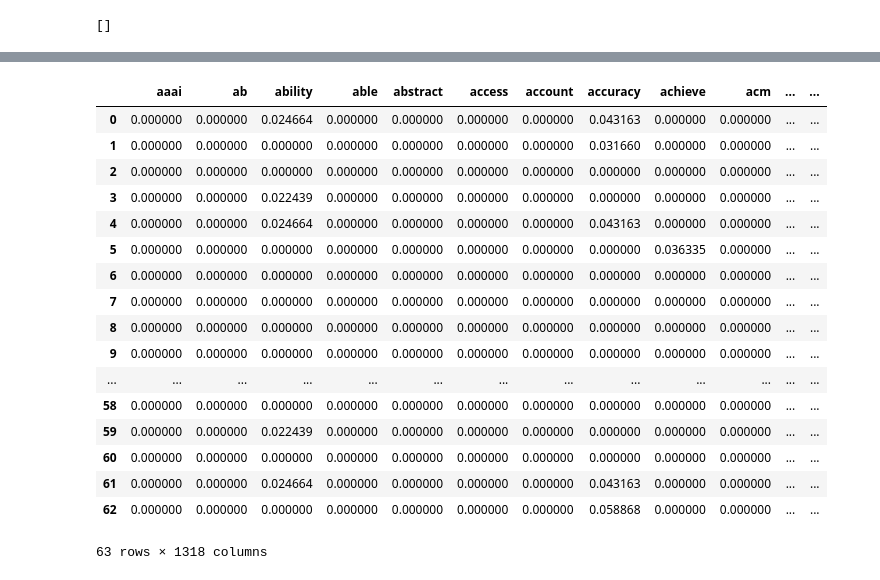
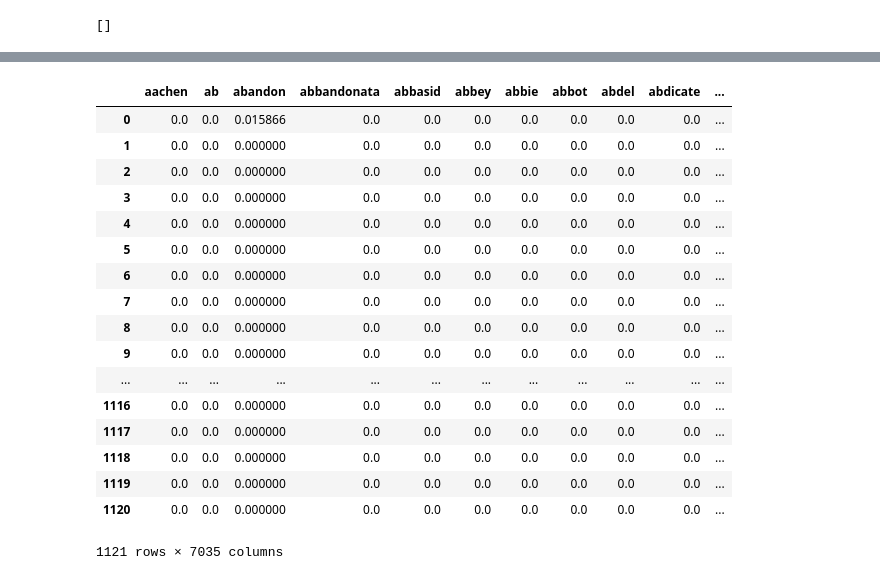
Before and after one commit to curtischong/Wikipedia-Graph-Topic-Suggestion, a Jupyter notebook: Neo4j-WikipediaGraph_dataset_process.ipynb, the cells around one changed output, grey strips where cells are left out. Drawn from its saved outputs; the diff is of its cells as text; code cells hidden in the pictures.

```diff
--- a/Neo4j-WikipediaGraph_dataset_process.ipynb
+++ b/Neo4j-WikipediaGraph_dataset_process.ipynb
@@ -313,22 +322,22 @@ df.to_hdf("embeddings.h5", key='df')
 # %%
 #read from file
-pd.read_hdf("embeddings.h5", 'df')
+pd.read_hdf("Roman_republic_embeddings.h5", 'df')
 # %% [output]
-|  | aaai | ab | ability | able | abstract | access | account | accuracy | achieve | acm | ... | ... |
-| 0 | 0.000000 | 0.000000 | 0.024664 | 0.000000 | 0.000000 | 0.000000 | 0.000000 | 0.043163 | 0.000000 | 0.000000 | ... | ... |
-| 1 | 0.000000 | 0.000000 | 0.000000 | 0.000000 | 0.000000 | 0.000000 | 0.000000 | 0.031660 | 0.000000 | 0.000000 | ... | ... |
-| 2 | 0.000000 | 0.000000 | 0.000000 | 0.000000 | 0.000000 | 0.000000 | 0.000000 | 0.000000 | 0.000000 | 0.000000 | ... | ... |
-| 3 | 0.000000 | 0.000000 | 0.022439 | 0.000000 | 0.000000 | 0.000000 | 0.000000 | 0.000000 | 0.000000 | 0.000000 | ... | ... |
-| 4 | 0.000000 | 0.000000 | 0.024664 | 0.000000 | 0.000000 | 0.000000 | 0.000000 | 0.043163 | 0.000000 | 0.000000 | ... | ... |
-| 5 | 0.000000 | 0.000000 | 0.000000 | 0.000000 | 0.000000 | 0.000000 | 0.000000 | 0.000000 | 0.036335 | 0.000000 | ... | ... |
-| 6 | 0.000000 | 0.000000 | 0.000000 | 0.000000 | 0.000000 | 0.000000 | 0.000000 | 0.000000 | 0.000000 | 0.000000 | ... | ... |
-| 7 | 0.000000 | 0.000000 | 0.000000 | 0.000000 | 0.000000 | 0.000000 | 0.000000 | 0.000000 | 0.000000 | 0.000000 | ... | ... |
-| 8 | 0.000000 | 0.000000 | 0.000000 | 0.000000 | 0.000000 | 0.000000 | 0.000000 | 0.000000 | 0.000000 | 0.000000 | ... | ... |
-| 9 | 0.000000 | 0.000000 | 0.000000 | 0.000000 | 0.000000 | 0.000000 | 0.000000 | 0.000000 | 0.000000 | 0.000000 | ... | ... |
-| ... | ... | ... | ... | ... | ... | ... | ... | ... | ... | ... | ... | ... |
-| 58 | 0.000000 | 0.000000 | 0.000000 | 0.000000 | 0.000000 | 0.000000 | 0.000000 | 0.000000 | 0.000000 | 0.000000 | ... | ... |
-| 59 | 0.000000 | 0.000000 | 0.022439 | 0.000000 | 0.000000 | 0.000000 | 0.000000 | 0.000000 | 0.000000 | 0.000000 | ... | ... |
-| 60 | 0.000000 | 0.000000 | 0.000000 | 0.000000 | 0.000000 | 0.000000 | 0.000000 | 0.000000 | 0.000000 | 0.000000 | ... | ... |
-| 61 | 0.000000 | 0.000000 | 0.024664 | 0.000000 | 0.000000 | 0.000000 | 0.000000 | 0.043163 | 0.000000 | 0.000000 | ... | ... |
-| 62 | 0.000000 | 0.000000 | 0.000000 | 0.000000 | 0.000000 | 0.000000 | 0.000000 | 0.058868 | 0.000000 | 0.000000 | ... | ... |
+|  | aachen | ab | abandon | abbandonata | abbasid | abbey | abbie | abbot | abdel | abdicate | ... |
+| 0 | 0.0 | 0.0 | 0.015866 | 0.0 | 0.0 | 0.0 | 0.0 | 0.0 | 0.0 | 0.0 | ... |
+| 1 | 0.0 | 0.0 | 0.000000 | 0.0 | 0.0 | 0.0 | 0.0 | 0.0 | 0.0 | 0.0 | ... |
+| 2 | 0.0 | 0.0 | 0.000000 | 0.0 | 0.0 | 0.0 | 0.0 | 0.0 | 0.0 | 0.0 | ... |
+| 3 | 0.0 | 0.0 | 0.000000 | 0.0 | 0.0 | 0.0 | 0.0 | 0.0 | 0.0 | 0.0 | ... |
+| 4 | 0.0 | 0.0 | 0.000000 | 0.0 | 0.0 | 0.0 | 0.0 | 0.0 | 0.0 | 0.0 | ... |
+| 5 | 0.0 | 0.0 | 0.000000 | 0.0 | 0.0 | 0.0 | 0.0 | 0.0 | 0.0 | 0.0 | ... |
+| 6 | 0.0 | 0.0 | 0.000000 | 0.0 | 0.0 | 0.0 | 0.0 | 0.0 | 0.0 | 0.0 | ... |
+| 7 | 0.0 | 0.0 | 0.000000 | 0.0 | 0.0 | 0.0 | 0.0 | 0.0 | 0.0 | 0.0 | ... |
+| 8 | 0.0 | 0.0 | 0.000000 | 0.0 | 0.0 | 0.0 | 0.0 | 0.0 | 0.0 | 0.0 | ... |
+| 9 | 0.0 | 0.0 | 0.000000 | 0.0 | 0.0 | 0.0 | 0.0 | 0.0 | 0.0 | 0.0 | ... |
+| ... | ... | ... | ... | ... | ... | ... | ... | ... | ... | ... | ... |
+| 1116 | 0.0 | 0.0 | 0.000000 | 0.0 | 0.0 | 0.0 | 0.0 | 0.0 | 0.0 | 0.0 | ... |
+| 1117 | 0.0 | 0.0 | 0.000000 | 0.0 | 0.0 | 0.0 | 0.0 | 0.0 | 0.0 | 0.0 | ... |
+| 1118 | 0.0 | 0.0 | 0.000000 | 0.0 | 0.0 | 0.0 | 0.0 | 0.0 | 0.0 | 0.0 | ... |
+| 1119 | 0.0 | 0.0 | 0.000000 | 0.0 | 0.0 | 0.0 | 0.0 | 0.0 | 0.0 | 0.0 | ... |
+| 1120 | 0.0 | 0.0 | 0.000000 | 0.0 | 0.0 | 0.0 | 0.0 | 0.0 | 0.0 | 0.0 | ... |
-63 rows × 1318 columns
+1121 rows × 7035 columns
```
Also changed, not shown: parts of 17 cells of this notebook, 12 other files.
